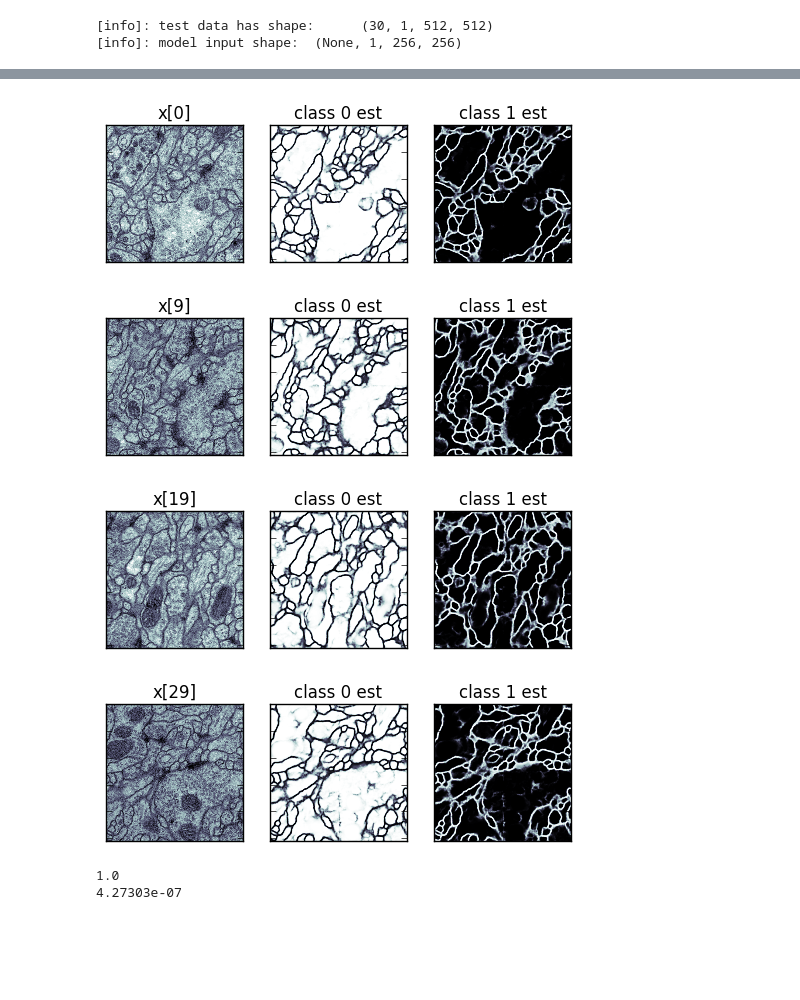
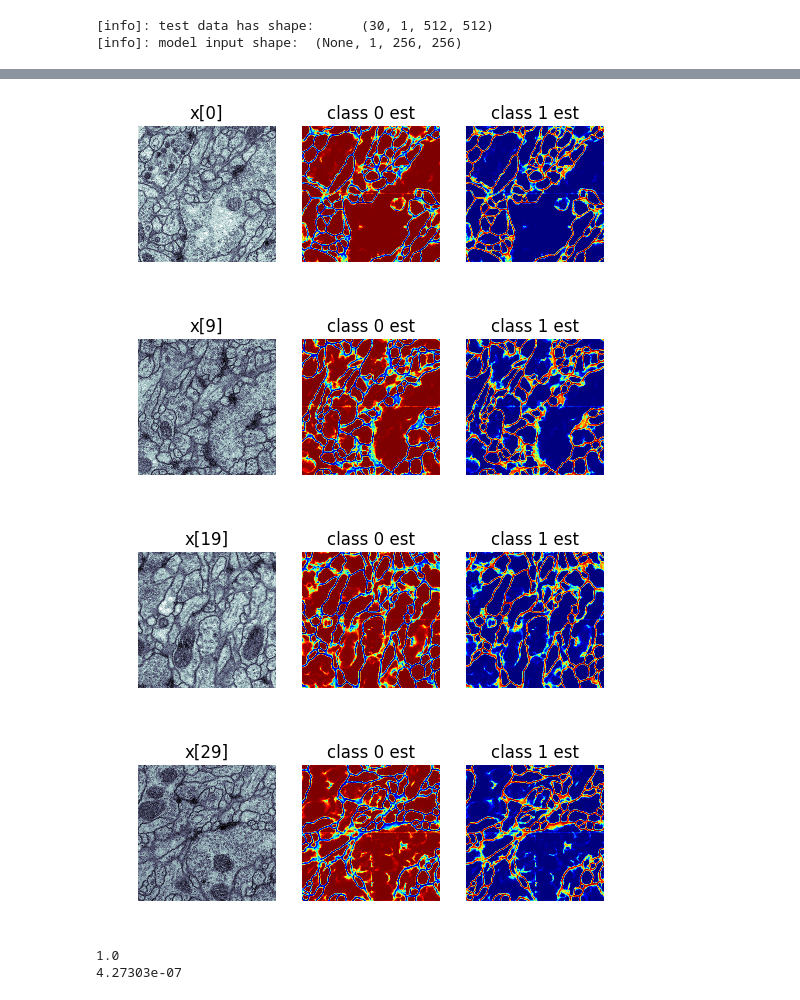
Before and after one commit to mjpekala/bio-segmentation-dense, a Jupyter notebook: Examples/ISBI_2012/deploy_isbi.ipynb, the cells around one changed output, grey strips where cells are left out. Cells and saved outputs as stored; diff of their text form; code cells hidden in the pictures; blank space fills up the shorter version.

```diff
--- a/Examples/ISBI_2012/deploy_isbi.ipynb
+++ b/Examples/ISBI_2012/deploy_isbi.ipynb
@@ -57,36 +57,33 @@ print('[info]: Y_hat shape: ', Y_hat.shape)
 [info]: Y_hat shape:  (30, 2, 512, 512)
 # %%
 # visualize
-def my_imshow(X):
-    plt.imshow(X, cmap='bone')
-    plt.tick_params(axis='both', which='both', bottom='off', top='off', labelleft='off', labelbottom='off')
 
 for z in [0, 9, 19, 29]:
     plt.subplot(1,3,1)
-    my_imshow(X_test[z,0,...])
+    plt.imshow(X_test[z,0,...], cmap='bone'); plt.axis('off')
     plt.title('x[%d]' % z)
     plt.subplot(1,3,2)
-    my_imshow(Y_hat[z,0,...])
+    plt.imshow(Y_hat[z,0,...], cmap='jet'); plt.axis('off')
     plt.title('class 0 est')
     plt.subplot(1,3,3)
-    my_imshow(Y_hat[z,1,...])
+    plt.imshow(Y_hat[z,1,...], cmap='jet'); plt.axis('off')
     plt.title('class 1 est')
     plt.show()
 
 # make sure the classification layers are as expected
 net0 = Y_hat[0,0,...] + Y_hat[0,1,...]
 
 plt.figure()
 plt.hist(net0.flatten())
 plt.xlim((.98, 1.02))
 
 print(np.mean(net0))
 print(np.std(net0))
 # %% [output]
-[figure, old version]
+[figure, new version]
-[figure, old version]
+[figure, new version]
-[figure, old version]
+[figure, new version]
-[figure, old version]
+[figure, new version]
 1.0
 4.27303e-07
 [figure]
```
Also changed, not shown: parts of 1 cell of this notebook.
